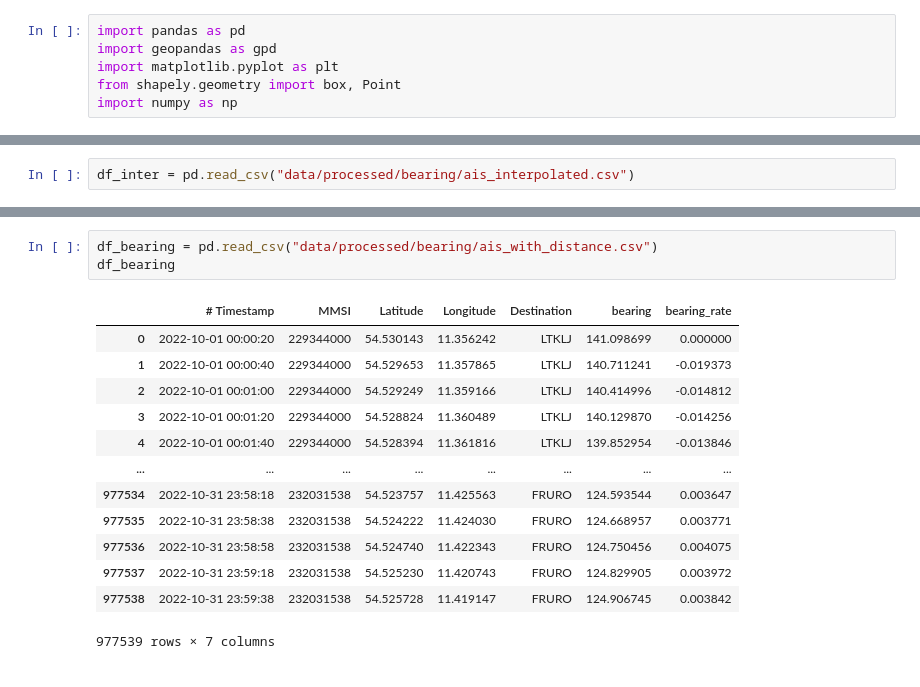
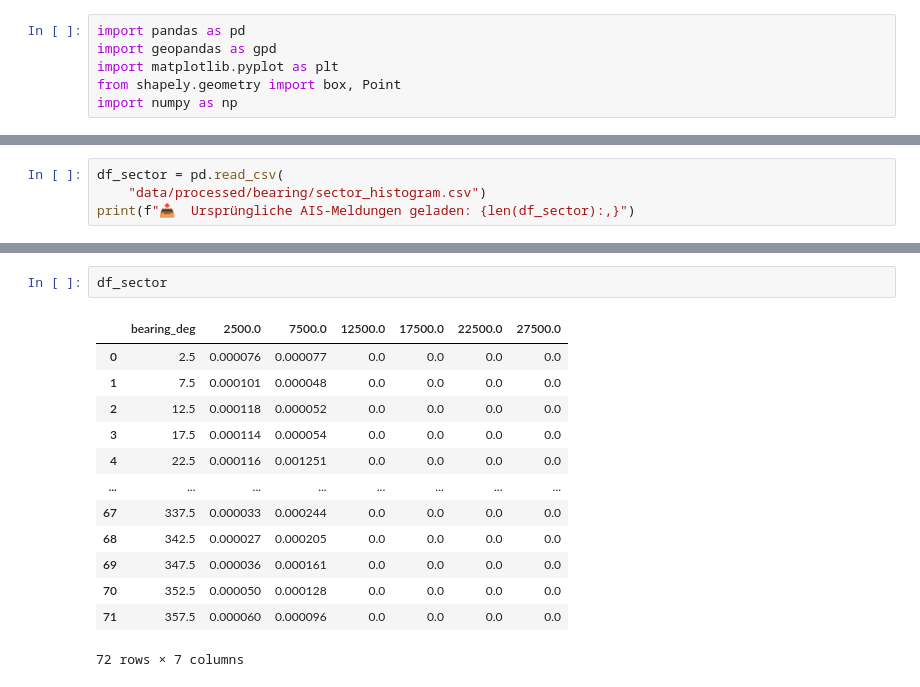
Before and after one commit to AI-lly/plotseamap, a Jupyter notebook: test10.ipynb, the cells around one changed output, grey strips where cells are left out. Saved outputs shown, nothing was run; the diff lists cells and outputs as text.

```diff
--- a/test10.ipynb
+++ b/test10.ipynb
@@ -213,2 +50,4 @@ df_cleand[df_cleand["MMSI"]==229344000]
 # %%
-df_inter = pd.read_csv("data/processed/bearing/ais_interpolated.csv")
+df_sector = pd.read_csv(
+    "data/processed/bearing/sector_histogram.csv")
+print(f"📥  Ursprüngliche AIS-Meldungen geladen: {len(df_sector):,}")
@@ -245,17 +56,16 @@ df_bearing.head(10)
-# %%
-df_bearing = pd.read_csv("data/processed/bearing/ais_with_distance.csv")
-df_bearing
-# %% [output]
-|  | # Timestamp | MMSI | Latitude | Longitude | Destination | bearing | bearing_rate |
-| 0 | 2022-10-01 00:00:20 | 229344000 | 54.530143 | 11.356242 | LTKLJ | 141.098699 | 0.000000 |
-| 1 | 2022-10-01 00:00:40 | 229344000 | 54.529653 | 11.357865 | LTKLJ | 140.711241 | -0.019373 |
-| 2 | 2022-10-01 00:01:00 | 229344000 | 54.529249 | 11.359166 | LTKLJ | 140.414996 | -0.014812 |
-| 3 | 2022-10-01 00:01:20 | 229344000 | 54.528824 | 11.360489 | LTKLJ | 140.129870 | -0.014256 |
-| 4 | 2022-10-01 00:01:40 | 229344000 | 54.528394 | 11.361816 | LTKLJ | 139.852954 | -0.013846 |
-| ... | ... | ... | ... | ... | ... | ... | ... |
-| 977534 | 2022-10-31 23:58:18 | 232031538 | 54.523757 | 11.425563 | FRURO | 124.593544 | 0.003647 |
-| 977535 | 2022-10-31 23:58:38 | 232031538 | 54.524222 | 11.424030 | FRURO | 124.668957 | 0.003771 |
-| 977536 | 2022-10-31 23:58:58 | 232031538 | 54.524740 | 11.422343 | FRURO | 124.750456 | 0.004075 |
-| 977537 | 2022-10-31 23:59:18 | 232031538 | 54.525230 | 11.420743 | FRURO | 124.829905 | 0.003972 |
-| 977538 | 2022-10-31 23:59:38 | 232031538 | 54.525728 | 11.419147 | FRURO | 124.906745 | 0.003842 |
-977539 rows × 7 columns
+# %%
+df_sector
+# %% [output]
+|  | bearing_deg | 2500.0 | 7500.0 | 12500.0 | 17500.0 | 22500.0 | 27500.0 |
+| 0 | 2.5 | 0.000076 | 0.000077 | 0.0 | 0.0 | 0.0 | 0.0 |
+| 1 | 7.5 | 0.000101 | 0.000048 | 0.0 | 0.0 | 0.0 | 0.0 |
+| 2 | 12.5 | 0.000118 | 0.000052 | 0.0 | 0.0 | 0.0 | 0.0 |
+| 3 | 17.5 | 0.000114 | 0.000054 | 0.0 | 0.0 | 0.0 | 0.0 |
+| 4 | 22.5 | 0.000116 | 0.001251 | 0.0 | 0.0 | 0.0 | 0.0 |
+| ... | ... | ... | ... | ... | ... | ... | ... |
+| 67 | 337.5 | 0.000033 | 0.000244 | 0.0 | 0.0 | 0.0 | 0.0 |
+| 68 | 342.5 | 0.000027 | 0.000205 | 0.0 | 0.0 | 0.0 | 0.0 |
+| 69 | 347.5 | 0.000036 | 0.000161 | 0.0 | 0.0 | 0.0 | 0.0 |
+| 70 | 352.5 | 0.000050 | 0.000128 | 0.0 | 0.0 | 0.0 | 0.0 |
+| 71 | 357.5 | 0.000060 | 0.000096 | 0.0 | 0.0 | 0.0 | 0.0 |
+72 rows × 7 columns
```
Also changed, not shown: parts of 25 cells of this notebook, 2 other files.
